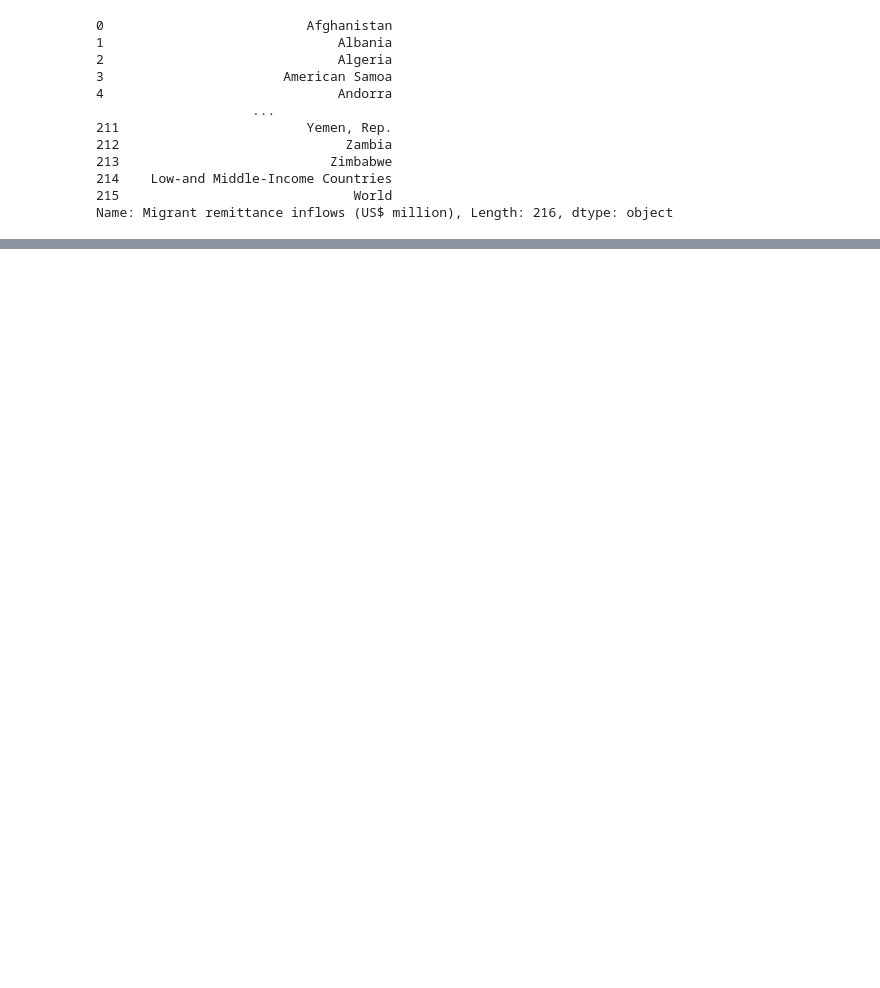
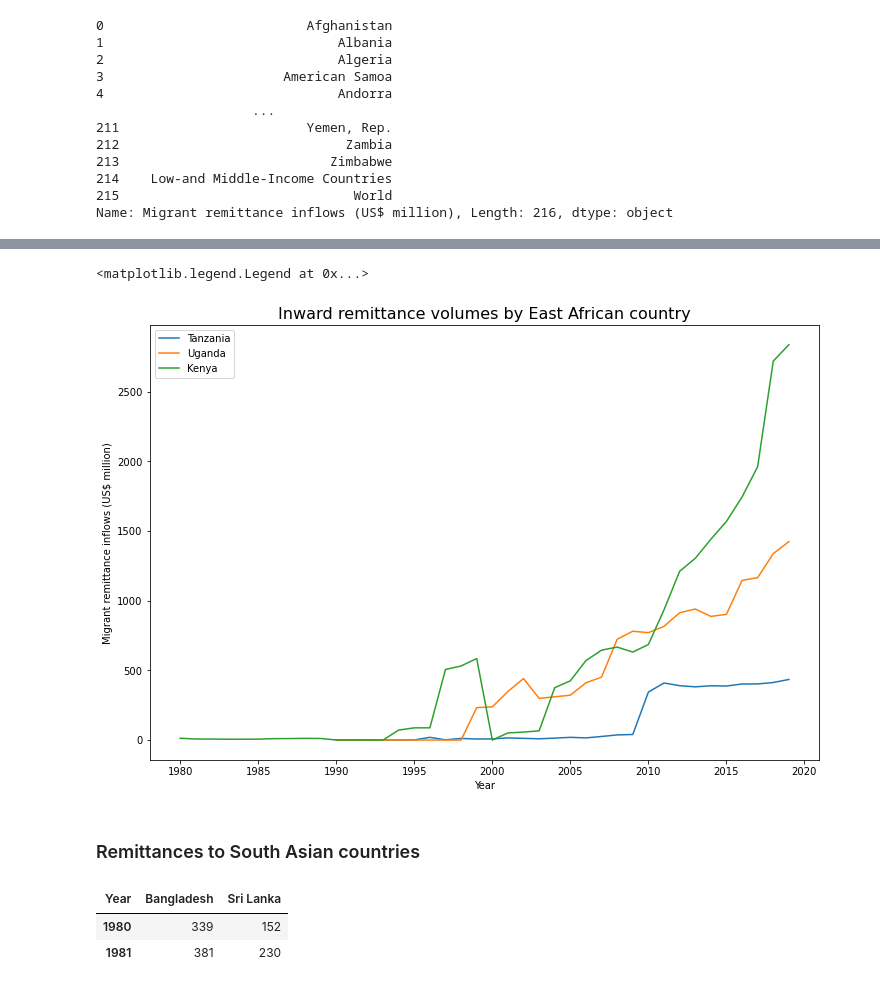
Before and after one commit to bndxn/bndxn.github.io, a Jupyter notebook: _notebooks/Remittances.ipynb, the cells around one changed output, grey strips where cells are left out. Saved outputs shown, nothing was run; the diff lists cells and outputs as text; code cells hidden in the pictures; blank space fills up the shorter version.

```diff
--- a/_notebooks/Remittances.ipynb
+++ b/_notebooks/Remittances.ipynb
@@ -175,0 +140,24 @@ dff.iloc[30,1:].astype(float).plot()
+# %%
+fig = plt.figure(figsize=(12,8))
+ax1 = plt.axes()
+ax1.plot(df_e)
+plt.title("Inward remittance volumes by East African country",size=16)
+plt.xlabel("Year")
+plt.ylabel("Migrant remittance inflows (US$ million)")
+ax1.legend(df_e)
+# %% [output]
+<matplotlib.legend.Legend at 0x...>
+[figure, added]
+# %% [markdown]
+### Remittances to South Asian countries
+# %%
+# And same thing for South Asian countries
+df_sa = pd.DataFrame()
+for i in s_asia_c:
+    add = df[[i]].copy()
+    df_sa = pd.concat([df_sa, add], axis=1)
+df_sa.head(2)
+# %% [output]
+| Year | Bangladesh | Sri Lanka |
+| 1980 | 339 | 152 |
+| 1981 | 381 | 230 |
```
Also changed, not shown: parts of 62 cells of this notebook, 3 other files.
